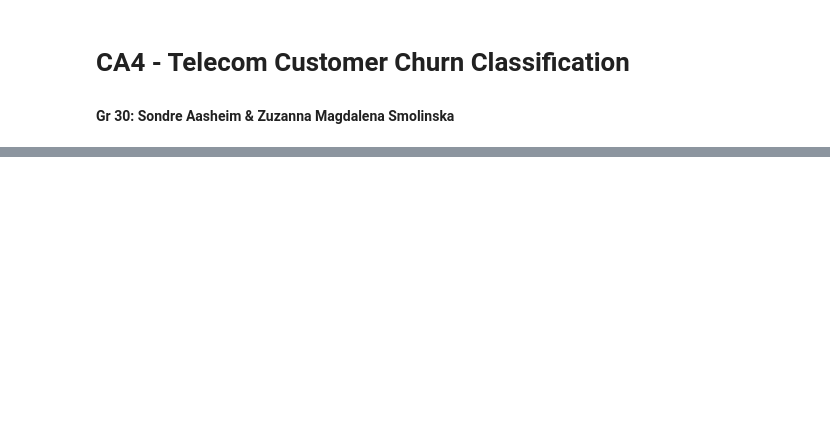
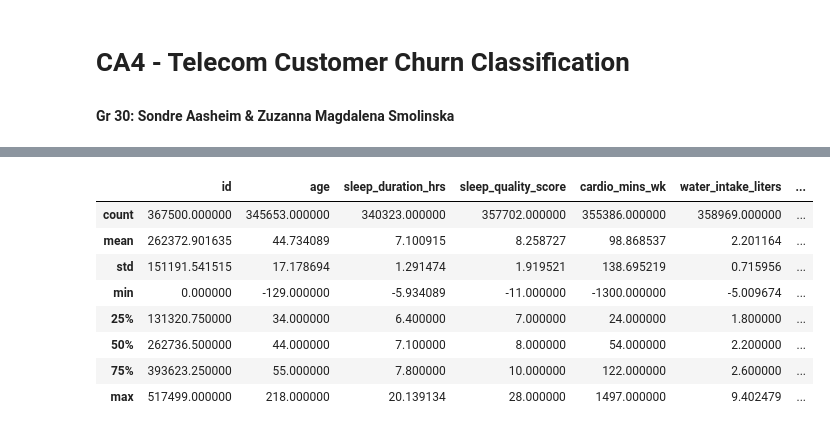
Before and after one commit to sondre04aasheim-spec/Deliverable_5_DAT200, a Jupyter notebook: CA4_group_30_v5.ipynb, the cells around one changed output, grey strips where cells are left out. Cells and saved outputs as stored; diff of their text form; code cells hidden in the pictures; blank space fills up the shorter version.

```diff
--- a/CA4_group_30_v5.ipynb
+++ b/CA4_group_30_v5.ipynb
@@ -161,0 +146,13 @@ To have the compulsory assignment approved you need to deliver the following:
+# %%
+# printing summary statistics for every numeric column, to get an overall view over the data,
+MoCA_train.describe()
+# %% [output]
+|  | id | age | sleep_duration_hrs | sleep_quality_score | cardio_mins_wk | water_intake_liters | ... |
+| count | 367500.000000 | 345653.000000 | 340323.000000 | 357702.000000 | 355386.000000 | 358969.000000 | ... |
+| mean | 262372.901635 | 44.734089 | 7.100915 | 8.258727 | 98.868537 | 2.201164 | ... |
+| std | 151191.541515 | 17.178694 | 1.291474 | 1.919521 | 138.695219 | 0.715956 | ... |
+| min | 0.000000 | -129.000000 | -5.934089 | -11.000000 | -1300.000000 | -5.009674 | ... |
+| 25% | 131320.750000 | 34.000000 | 6.400000 | 7.000000 | 24.000000 | 1.800000 | ... |
+| 50% | 262736.500000 | 44.000000 | 7.100000 | 8.000000 | 54.000000 | 2.200000 | ... |
+| 75% | 393623.250000 | 55.000000 | 7.800000 | 10.000000 | 122.000000 | 2.600000 | ... |
+| max | 517499.000000 | 218.000000 | 20.139134 | 28.000000 | 1497.000000 | 9.402479 | ... |
```
Also changed, not shown: parts of 21 cells of this notebook.
